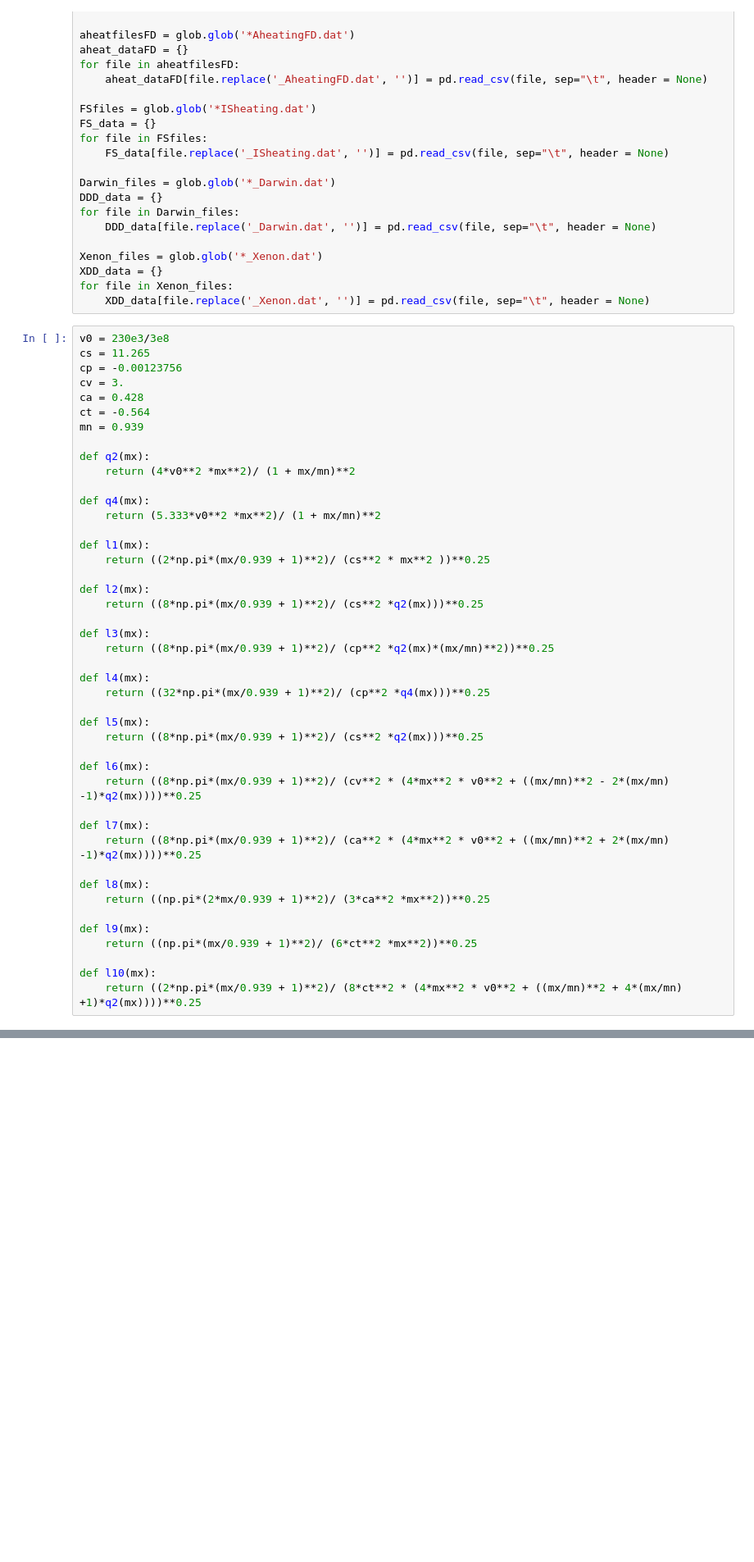
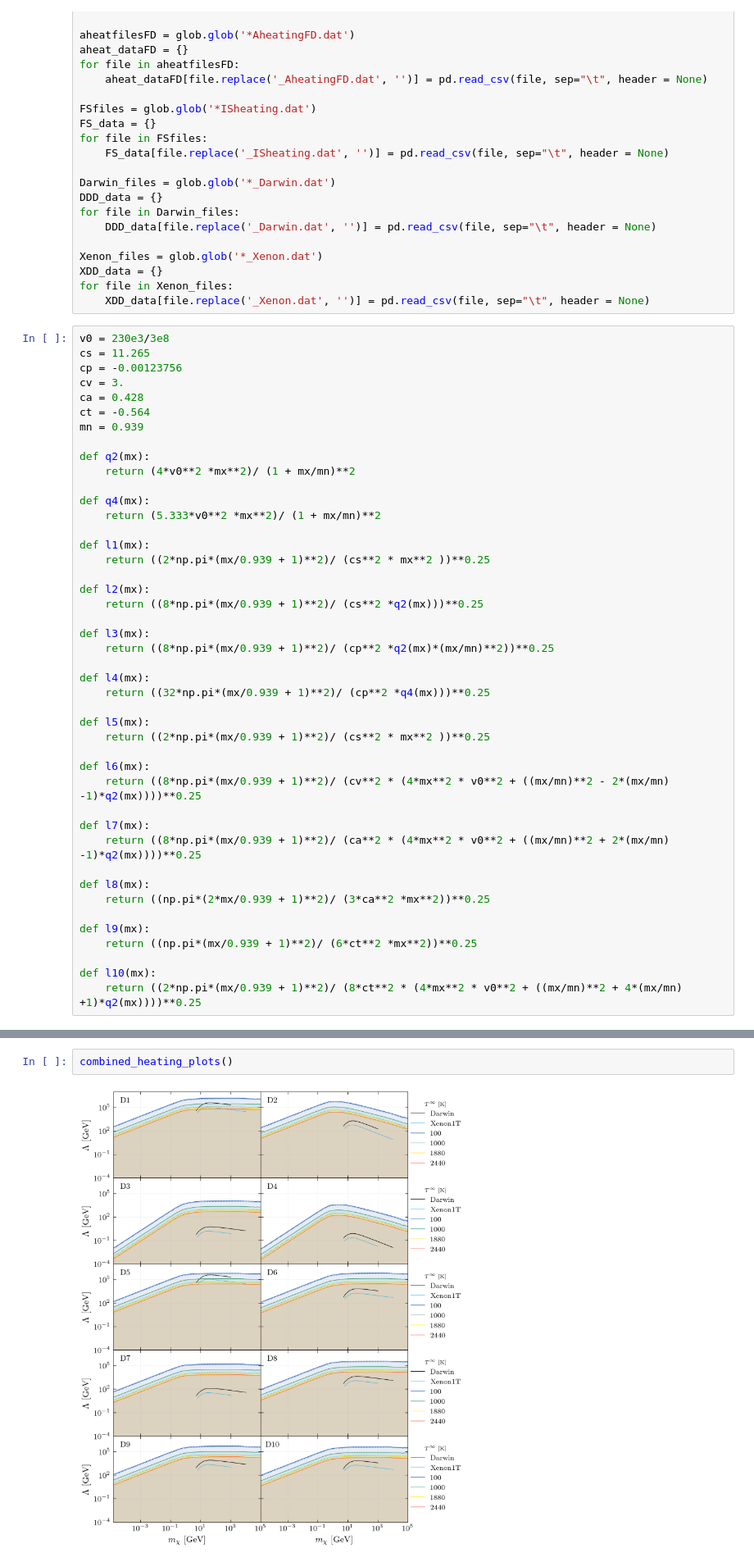
Before and after one commit to mvirgato/Masters, a Jupyter notebook: Heating/pyHeat.ipynb, the cells around one changed output, grey strips where cells are left out. Shown at 82% size. Saved outputs shown, nothing was run; the diff lists cells and outputs as text; blank space fills up the shorter version.

```diff
--- a/Heating/pyHeat.ipynb
+++ b/Heating/pyHeat.ipynb
@@ -90,7 +91,7 @@ def l4(mx):
     return ((32*np.pi*(mx/0.939 + 1)**2)/ (cp**2 *q4(mx)))**0.25
 
 def l5(mx):
-    return ((8*np.pi*(mx/0.939 + 1)**2)/ (cs**2 *q2(mx)))**0.25
+    return ((2*np.pi*(mx/0.939 + 1)**2)/ (cs**2 * mx**2 ))**0.25
 
 def l6(mx):
     return ((8*np.pi*(mx/0.939 + 1)**2)/ (cv**2 * (4*mx**2 * v0**2 + ((mx/mn)**2 - 2*(mx/mn) -1)*q2(mx))))**0.25
@@ -292,3 +286,7 @@ def combined_heating_plots():
+# %%
+combined_heating_plots()
+# %% [output]
+[figure, added]
 # %%
 
 def completion():
```
Also changed, not shown: parts of 7 cells of this notebook, 9 other files.
